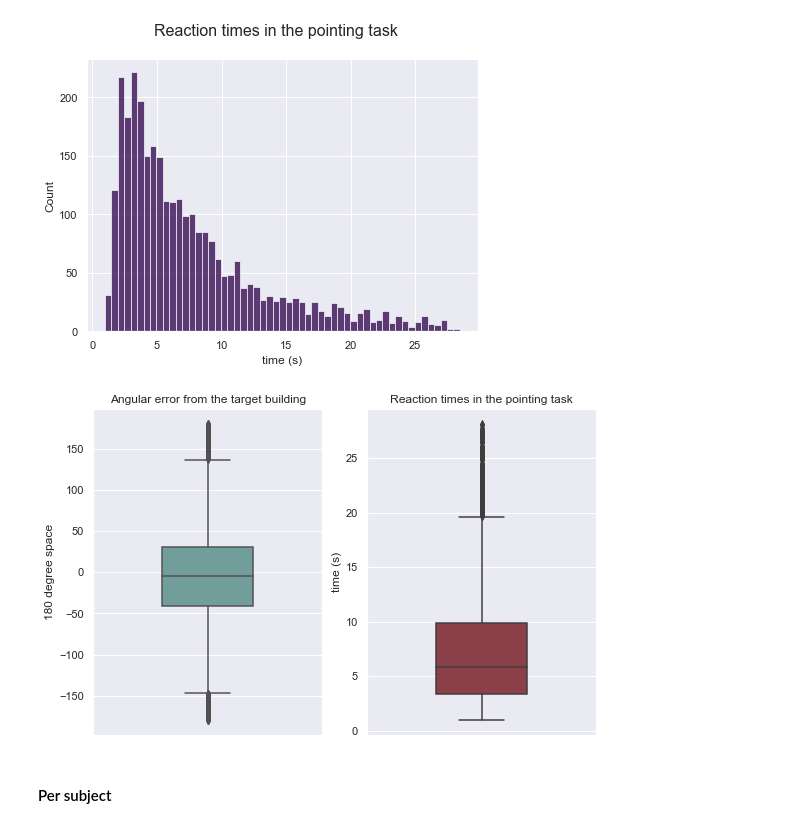
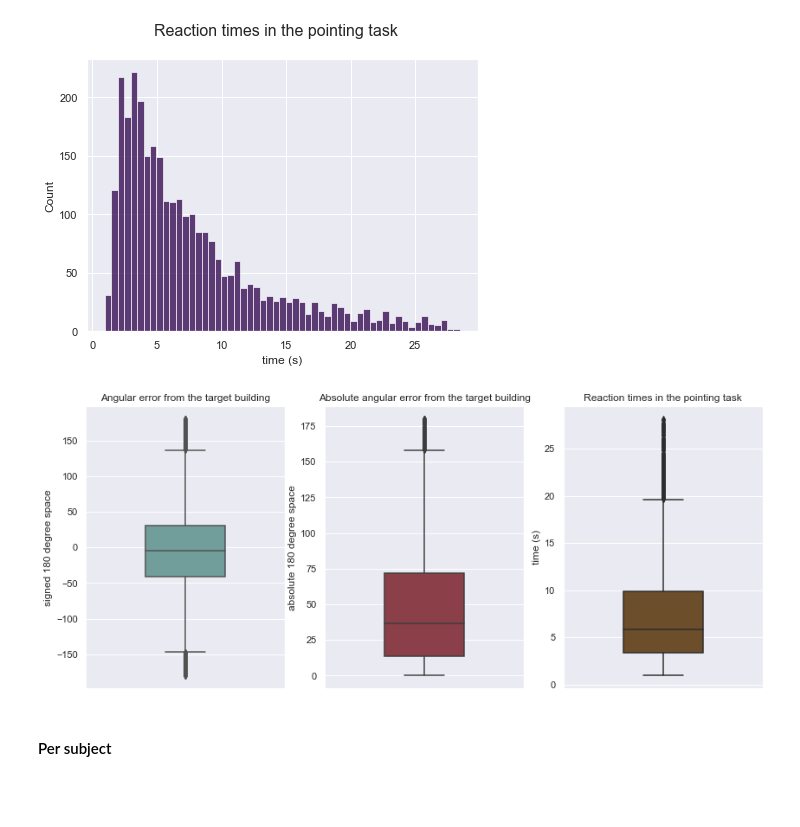
Before and after one commit to nora-maleki/humanA-pointing-task-analysis, a Jupyter notebook: analyses/01_main/02_descriptives.ipynb, the cells around one changed output. Cells and saved outputs as stored; diff of their text form; code cells hidden in the pictures; blank space fills up the shorter version.

```diff
--- a/analyses/01_main/02_descriptives.ipynb
+++ b/analyses/01_main/02_descriptives.ipynb
@@ -139,33 +148,43 @@ plt.show()
 # %% [output]
 [figure]
 # %%
-_, axes = plt.subplots(1, 2, figsize=(9,6))
+_, axes = plt.subplots(1, 3, figsize=(14,6))
 
 sns.boxplot(
     data=df_cleaned,
     y='final_180_angles',
     orient='v',
     width=.4,
     saturation=.5,
     color=colorblind_palette[1],
     ax=axes[0]
-).set(ylabel='180 degree space', title='Angular error from the target building')
+).set(ylabel='signed 180 degree space', title='Angular deviation from the target building')
+
+sns.boxplot(
+    data=df_cleaned,
+    y='absolute_180_angles',
+    orient='v',
+    width=.4,
+    saturation=.5,
+    color=colorblind_palette[2],
+    ax=axes[1]
+).set(ylabel='absolute 180 degree space', title='Absolute angular deviation from the target building')
 
 sns.boxplot(
     data=df_cleaned,
     y='RT',
     orient='v',
-    color=colorblind_palette[2],
+    color=colorblind_palette[3],
     width=.4,
     saturation=.5,
-    ax=axes[1]
+    ax=axes[2]
 ).set(ylabel='time (s)', title='Reaction times in the pointing task')
 
 plt.savefig(f'{PLOT_PATH}/angular_diff_RT_box_plot.png', bbox_inches='tight', dpi=90)
 
 plt.show()
 # %% [output]
-[figure, old version]
+[figure, new version]
 # %% [markdown]
 #### Per subject
 # %%
```
Also changed, not shown: parts of 16 cells of this notebook.
